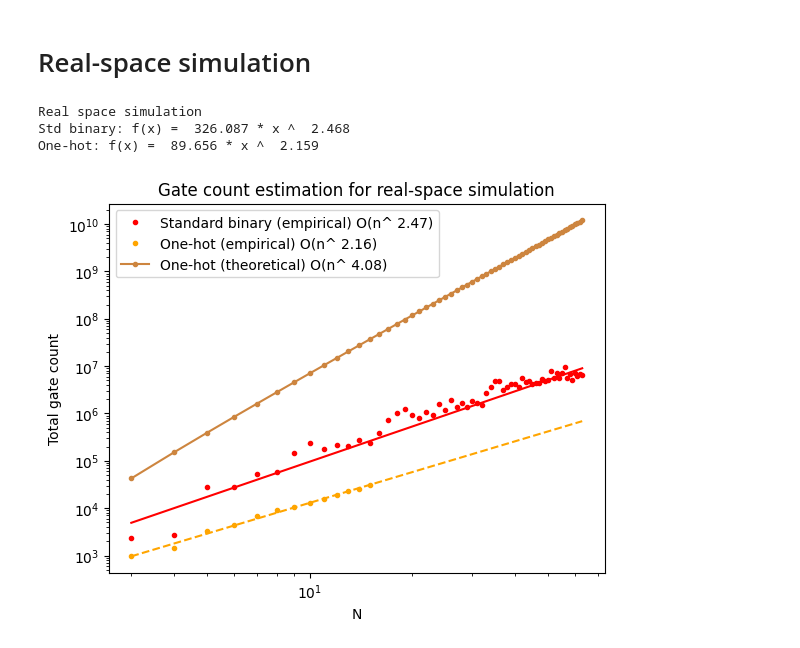
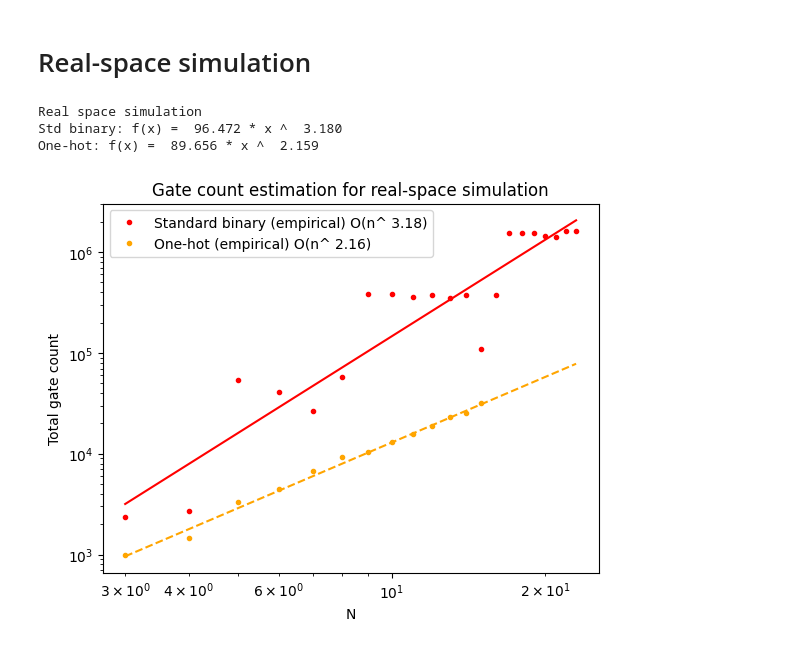
Before and after one commit to jiaqileng/hamiltonian-embedding, a Jupyter notebook: resource_estimation_plots.ipynb, the cells around one changed output. Saved outputs shown, nothing was run; the diff lists cells and outputs as text; code cells hidden in the pictures.

```diff
--- a/resource_estimation_plots.ipynb
+++ b/resource_estimation_plots.ipynb
@@ -341,7 +341,7 @@ check_and_make_dir(CURR_DIR)
 # %%
 trotter_method = "randomized_first_order"
 
-resource_estimation_binary = np.load(join(CURR_DIR, f"std_binary_{trotter_method}.npz"))
+resource_estimation_binary = np.load(join(CURR_DIR, f"std_binary_{trotter_method}_alt.npz"))
 N_vals_binary = resource_estimation_binary['N_vals_binary']
 binary_trotter_steps = resource_estimation_binary['binary_trotter_steps']
 binary_one_qubit_gate_count_per_trotter_step = resource_estimation_binary['binary_one_qubit_gate_count_per_trotter_step']
@@ -380,33 +380,33 @@ print(f"Std binary: f(x) = {c: 0.3f} * x ^ {alpha_binary : 0.3f}")
 y_data_binary_fit = func(N_vals_binary, c)
 
 alpha_one_hot = np.polyfit(np.log(N_vals_one_hot), np.log(y_data_one_hot), deg=1)[0]
 
 def func(x, c):
     return c * x ** alpha_one_hot
 
 c = curve_fit(func, N_vals_one_hot, y_data_one_hot)[0][0]
 print(f"One-hot: f(x) = {c: 0.3f} * x ^ {alpha_one_hot : 0.3f}")
 
 N_vals_one_hot_fit = np.arange(N_vals_one_hot[0], N_vals_binary[-1]+1)
 y_data_one_hot_fit = func(N_vals_one_hot_fit, c)
 
 alpha_one_hot_bound = np.polyfit(np.log(N_vals_one_hot_bound), np.log(y_data_one_hot_bound), deg=1)[0]
 
 plt.plot(N_vals_binary, y_data_binary, 'o', color="red", label=f"Standard binary (empirical) O(n^{alpha_binary : 0.2f})", markersize=3)
 plt.plot(N_vals_binary, y_data_binary_fit, '-', color="red")
 plt.plot(N_vals_one_hot, y_data_one_hot, 'o', color="orange", label=f"One-hot (empirical) O(n^{alpha_one_hot : 0.2f})", markersize=3)
 plt.plot(N_vals_one_hot_fit, y_data_one_hot_fit, '--', color='orange')
-plt.plot(N_vals_one_hot_bound, y_data_one_hot_bound, '-o', color="peru", label=f"One-hot (theoretical) O(n^{alpha_one_hot_bound : 0.2f})", markersize=3)
+# plt.plot(N_vals_one_hot_bound, y_data_one_hot_bound, '-o', color="peru", label=f"One-hot (theoretical) O(n^{alpha_one_hot_bound : 0.2f})", markersize=3)
 
 plt.xscale('log')
 plt.yscale('log')
 plt.legend()
 plt.ylabel("Total gate count")
 plt.xlabel("N")
 plt.title("Gate count estimation for real-space simulation")
 plt.show()
 # %% [output]
 Real space simulation
-Std binary: f(x) =  326.087 * x ^  2.468
+Std binary: f(x) =  96.472 * x ^  3.180
 One-hot: f(x) =  89.656 * x ^  2.159
-[figure, old version]
+[figure, new version]
```
Also changed, not shown: parts of 1 cell of this notebook.
